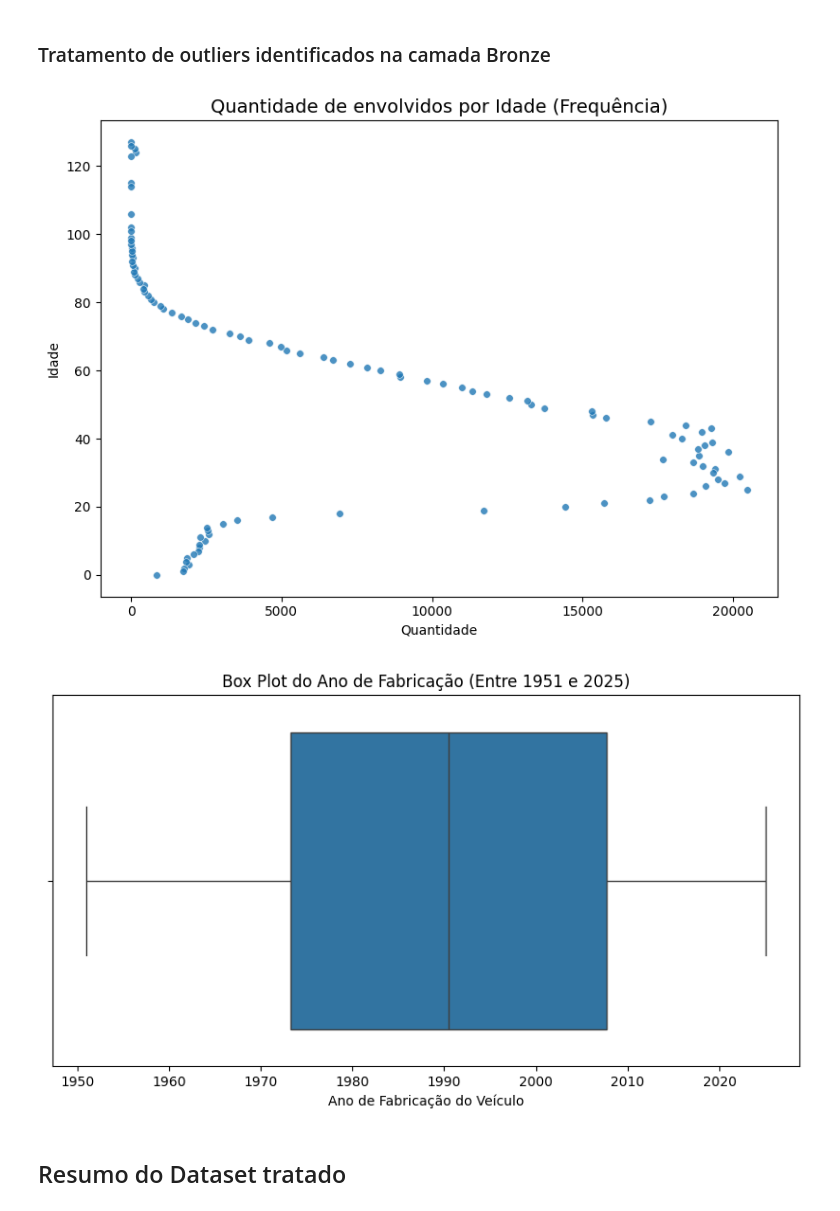
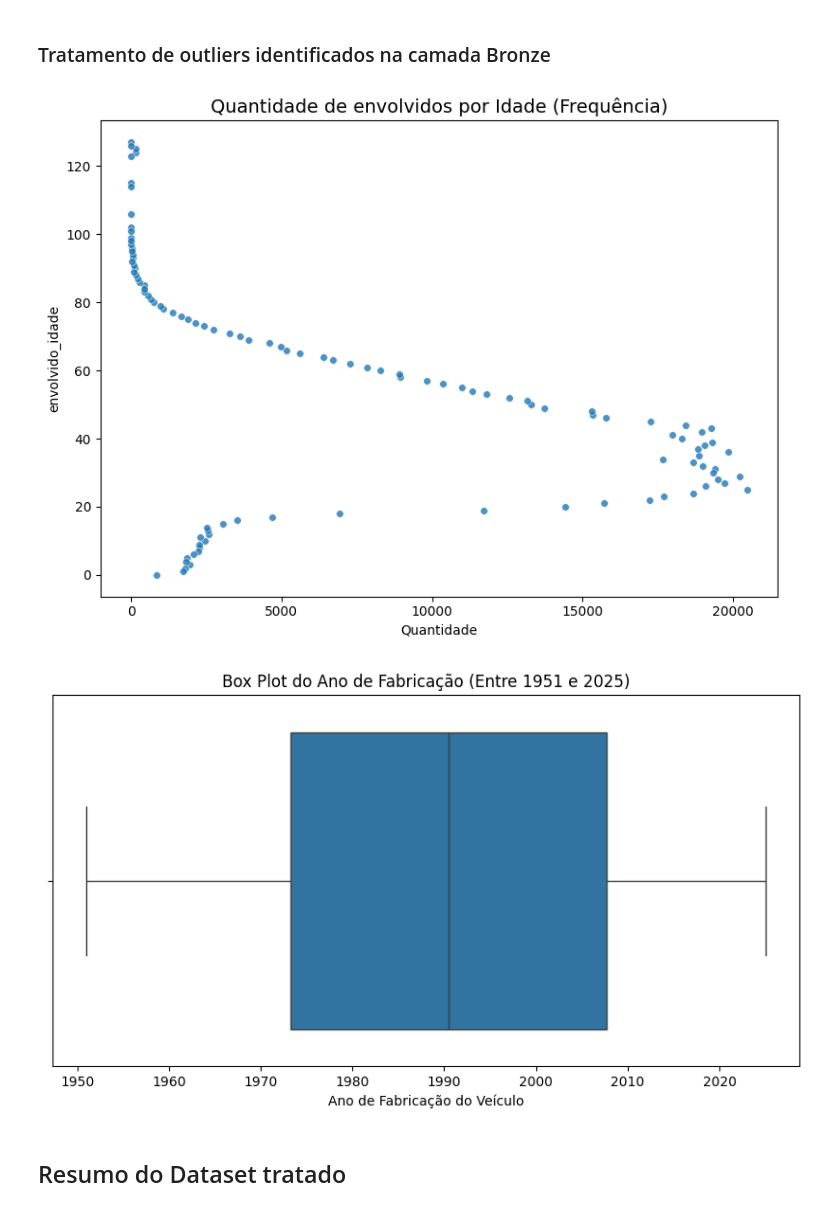
Before and after one commit to Yagoas/SinistrosPRF, a Jupyter notebook: notebooks/tratamento_raw.ipynb, the cells around one changed output. Drawn from its saved outputs; the diff is of its cells as text; code cells hidden in the pictures.

```diff
--- a/notebooks/tratamento_raw.ipynb
+++ b/notebooks/tratamento_raw.ipynb
@@ -266,13 +266,13 @@ def idade_to_classe(idade):
         return 'Adulto'
     return 'Idoso'
 
-df['FaixaEtariaClasse'] = df['Idade'].apply(idade_to_classe).astype('string')
+df['faixa_etaria_classe'] = df['envolvido_idade'].apply(idade_to_classe).astype('string')
 # %% [markdown]
 ### Gravidade
 # %%
 # Variáveis para definir a gravidade do sinistro
-mortos = pd.to_numeric(df.get('Mortos'), errors='coerce').fillna(0)
-feridos = pd.to_numeric(df.get('Feridos'), errors='coerce').fillna(0)
+mortos = pd.to_numeric(df.get('mortos'), errors='coerce').fillna(0)
+feridos = pd.to_numeric(df.get('feridos'), errors='coerce').fillna(0)
 
 # Define condições para a coluna Gravidade
 cond_morto = mortos > 0
@@ -282,36 +282,36 @@ cond_sem_vitima = feridos.notna() & (feridos == 0)
 choices = ['Com morto', 'Com ferido', 'Sem vítima']
 conds = [cond_morto, cond_ferido, cond_sem_vitima]
 
-df['Gravidade'] = pd.Series(np.select(conds, choices, default='Não informado'), index=df.index).astype('string')
+df['gravidade'] = pd.Series(np.select(conds, choices, default='Não informado'), index=df.index).astype('string')
 # %% [markdown]
 ### UPS (Unidade Padrão de Severidade)
 # %%
 # Conforme INSTRUÇÃO NORMATIVA Nº 43/DNIT SEDE, DE 04 DE AGOSTO DE 2021
 
 # Variáveis necessárias para UPS
-mortos = pd.to_numeric(df.get('Mortos'), errors='coerce').fillna(0)
-feridos = pd.to_numeric(df.get('Feridos'), errors='coerce').fillna(0)
-tipo_acidente = df.get('TipoDoSinistro', pd.Series('', index=df.index))
+mortos = pd.to_numeric(df.get('mortos'), errors='coerce').fillna(0)
+feridos = pd.to_numeric(df.get('feridos'), errors='coerce').fillna(0)
+tipo_acidente = df.get('sinistro_tipo', pd.Series('', index=df.index))
 tipo_acidente = tipo_acidente.fillna('')
 
 # UPS: 13 se houver morto, se não 6 se envolveu pedestre, se não 4 se houve feridos, se não 1 somente danos materiais
 ups = np.where(mortos > 0, 13,
         np.where(tipo_acidente == 'Atropelamento', 6,
             np.where(feridos > 0, 4, 1)))
-df['UPS'] = pd.Series(ups, index=df.index).astype('Int64')
+df['ups'] = pd.Series(ups, index=df.index).astype('Int64')
 # %% [markdown]
 ## Outros tratamentos
 # %% [markdown]
 ### Limpeza e ajuste de dados vazios
 # %%
 # Trim de várias colunas textuais e normalizar nulos/ '(null)' -> 'Não informado'
-trim_cols = ['UF','Sentido','UsoDoSolo','TipoDoSinistro','Causa','Gravidade','Municipio','CondicaoMeteorologica','TipoPista','TracadoVia']
+trim_cols = ['uf','via_sentido','uso_solo','sinistro_tipo','sinistro_causa','gravidade','municipio','CondicaoMeteorologica','via_tipo','via_tracado']
 for c in trim_cols:
     if c in df.columns:
         df[c] = df[c].astype(str).str.strip().replace({'nan':pd.NA, 'None':pd.NA, '(null)':pd.NA})
 
 # Substituir strings vazias por 'Não Informado' em colunas-chave
-for c in ['Causa','TipoDoSinistro',]:
+for c in ['sinistro_causa','sinistro_tipo',]:
     if c in df.columns:
         df[c] = df[c].replace({pd.NA:'Não informado','': 'Não informado'})
 
@@ -326,62 +326,62 @@ Deduplicated: 981790 -> 981790
 # %%
 # Tratamento Idade
 ## Transformar idade > 200 em NaN
-df.loc[df['Idade'] > 200, 'Idade'] = pd.NA
+df.loc[df['envolvido_idade'] > 200, 'envolvido_idade'] = pd.NA
 
 
 # Tratamento Ano de fabricação do veículo
 ## Transformar Ano Atual < Ano < 1920 em NaN
 ano_atual = datetime.now().year
-df.loc[(df['AnoFabricacaoVeiculo'] > ano_atual) | (df['AnoFabricacaoVeiculo'] < 1920), 'AnoFabricacaoVeiculo'] = pd.NA
+df.loc[(df['veiculo_ano_fabricacao'] > ano_atual) | (df['veiculo_ano_fabricacao'] < 1920), 'veiculo_ano_fabricacao'] = pd.NA
 
 
 # Mostra gráficos tratados
 ## Idade:
 # Agrupa por idade, conta ocorrências e mostra em gráfico de dispersão
-contagem_idade = df['Idade'].value_counts()
+contagem_idade = df['envolvido_idade'].value_counts()
 df_plot_frequencia = contagem_idade.reset_index()
-df_plot_frequencia.columns = ['Idade', 'Quantidade']
+df_plot_frequencia.columns = ['envolvido_idade', 'Quantidade']
 
 plt.figure(figsize=(8, 6))
 sns.scatterplot(
     data=df_plot_frequencia,
     x='Quantidade',
-    y='Idade',
+    y='envolvido_idade',
     s=30,
     alpha=0.8
 )
 plt.title('Quantidade de envolvidos por Idade (Frequência)', fontsize=14)
 plt.xlabel('Quantidade')
-plt.ylabel('Idade')
+plt.ylabel('envolvido_idade')
 plt.ticklabel_format(style='plain', axis='x')
 
 plt.tight_layout()
 plt.show()
 
 ## Ano:
 
 # Remove outliers baseados na marca (remove "Não Informado/Não Informado", "NA/NA", "NaN" e "Outros")
-df_ano_tratado = df[~df['Marca'].isin(['Não Informado/Não Informado', 'NA/NA', 'NaN', 'Outros'])]
-df_ano_tratado = df_ano_tratado[df_ano_tratado['Marca'].notna()]
+df_ano_tratado = df[~df['veiculo_marca_modelo'].isin(['Não Informado/Não Informado', 'NA/NA', 'NaN', 'Outros'])]
+df_ano_tratado = df_ano_tratado[df_ano_tratado['veiculo_marca_modelo'].notna()]
 
 # Agrupa por Ano de fabricação, conta IDs únicos de veículos e mostra em gráfico de Box
-df_veiculos = df_ano_tratado.groupby('AnoFabricacaoVeiculo')['VeiculoID'].nunique().reset_index()
-df_veiculos.columns = ['AnoFabricacaoVeiculo', 'Quantidade']
-df_veiculos.set_index('AnoFabricacaoVeiculo', inplace=True)
+df_veiculos = df_ano_tratado.groupby('veiculo_ano_fabricacao')['veiculo_id'].nunique().reset_index()
+df_veiculos.columns = ['veiculo_ano_fabricacao', 'Quantidade']
+df_veiculos.set_index('veiculo_ano_fabricacao', inplace=True)
 
 # Verifica valores mínimos e máximos para o título
 ano_atual = datetime.now().year
 ano_min = df_veiculos.index.min()
 ano_max = df_veiculos.index.max()
 
 # Criação do Box Plot
 plt.figure(figsize=(10, 5))
 sns.boxplot(x=df_veiculos.index)
 plt.title(f'Box Plot do Ano de Fabricação (Entre {ano_min} e {ano_max})', fontsize=12)
 plt.xlabel('Ano de Fabricação do Veículo')
 plt.show()
 # %% [output]
-[figure, old version]
+[figure, new version]
 [figure]
 # %% [markdown]
 ## Resumo do Dataset tratado
```
Also changed, not shown: parts of 14 cells of this notebook, 2 other files.
